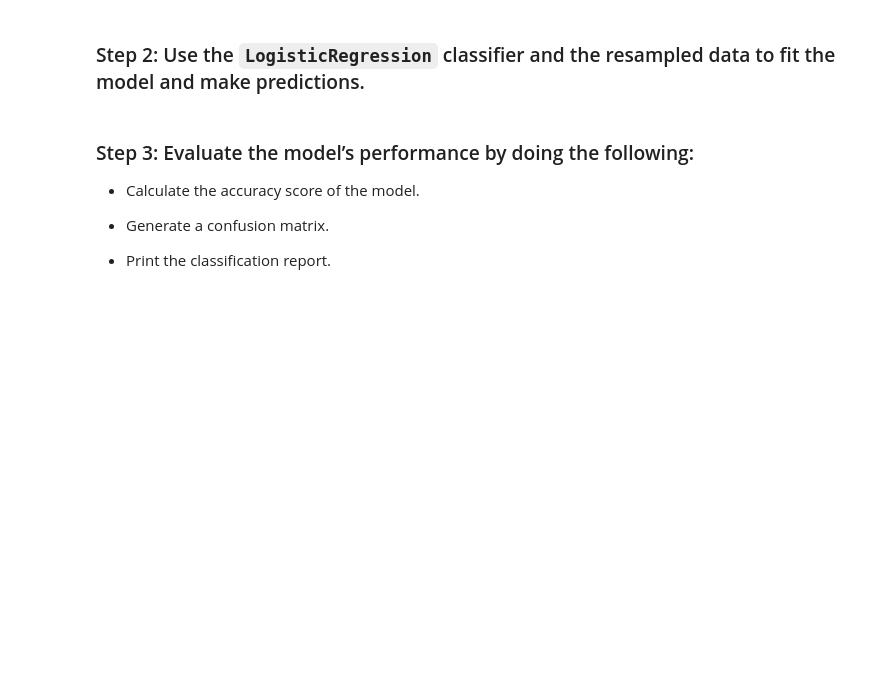
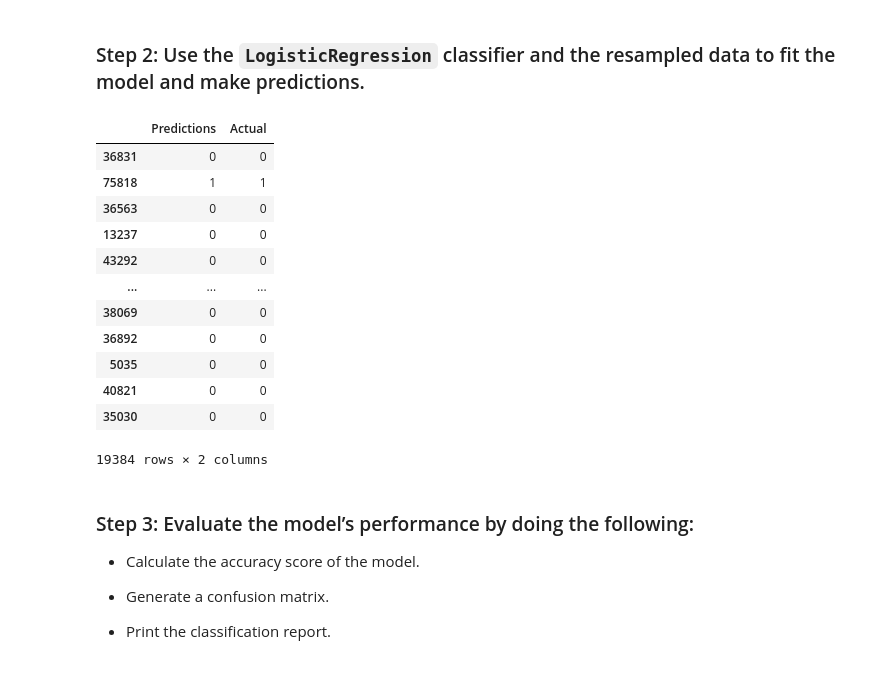
Before and after one commit to mjardinico/credit-risk-classification, a Jupyter notebook: credit_risk_classification.ipynb, the cells around one changed output. Drawn from its saved outputs; the diff is of its cells as text; code cells hidden in the pictures; blank space fills up the shorter version.

```diff
--- a/credit_risk_classification.ipynb
+++ b/credit_risk_classification.ipynb
@@ -199,15 +195,33 @@ Name: count, dtype: int64
 # %% [markdown]
 ### Step 2: Use the `LogisticRegression` classifier and the resampled data to fit the model and make predictions.
 # %%
+from sklearn.linear_model import LogisticRegression
+
 # Instantiate the Logistic Regression model
 # Assign a random_state parameter of 1 to the model
-# YOUR CODE HERE!
+classifier2 = LogisticRegression(random_state=1)
 
 # Fit the model using the resampled training data
-# YOUR CODE HERE!
+# classifier2.fit(X_train, y_train)
+classifier2.fit(X_resampled, y_resampled)
 
 # Make a prediction using the testing data
-# YOUR CODE HERE!
+predictions2 = classifier2.predict(X_test)
+pd.DataFrame({"Predictions": predictions2, "Actual": y_test})
+# %% [output]
+|  | Predictions | Actual |
+| 36831 | 0 | 0 |
+| 75818 | 1 | 1 |
+| 36563 | 0 | 0 |
+| 13237 | 0 | 0 |
+| 43292 | 0 | 0 |
+| ... | ... | ... |
+| 38069 | 0 | 0 |
+| 36892 | 0 | 0 |
+| 5035 | 0 | 0 |
+| 40821 | 0 | 0 |
+| 35030 | 0 | 0 |
+19384 rows × 2 columns
 # %% [markdown]
 ### Step 3: Evaluate the model’s performance by doing the following:
 
```
Also changed, not shown: parts of 10 cells of this notebook.
